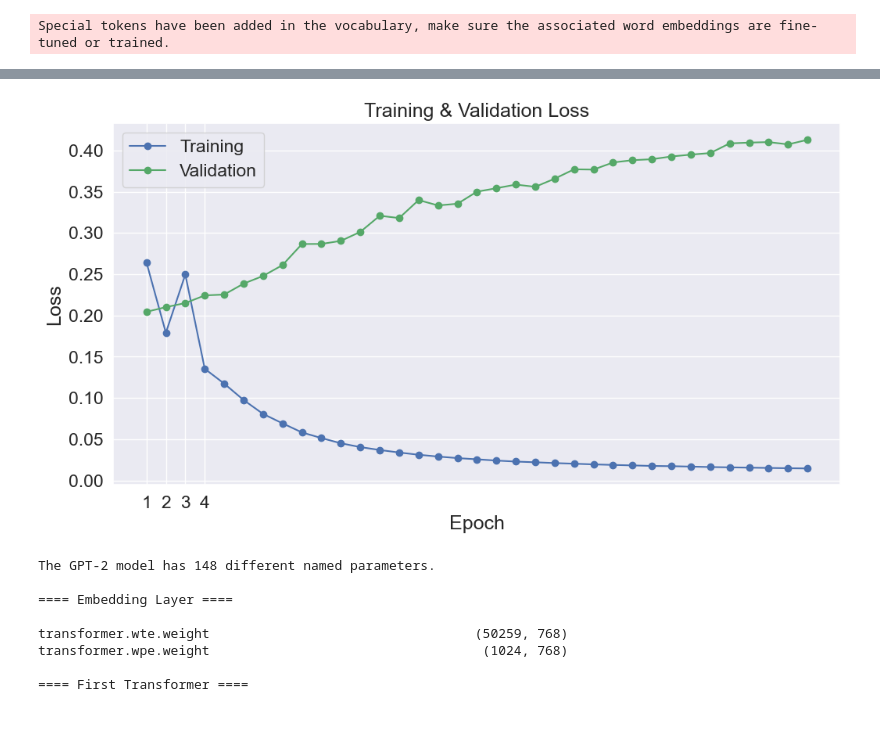
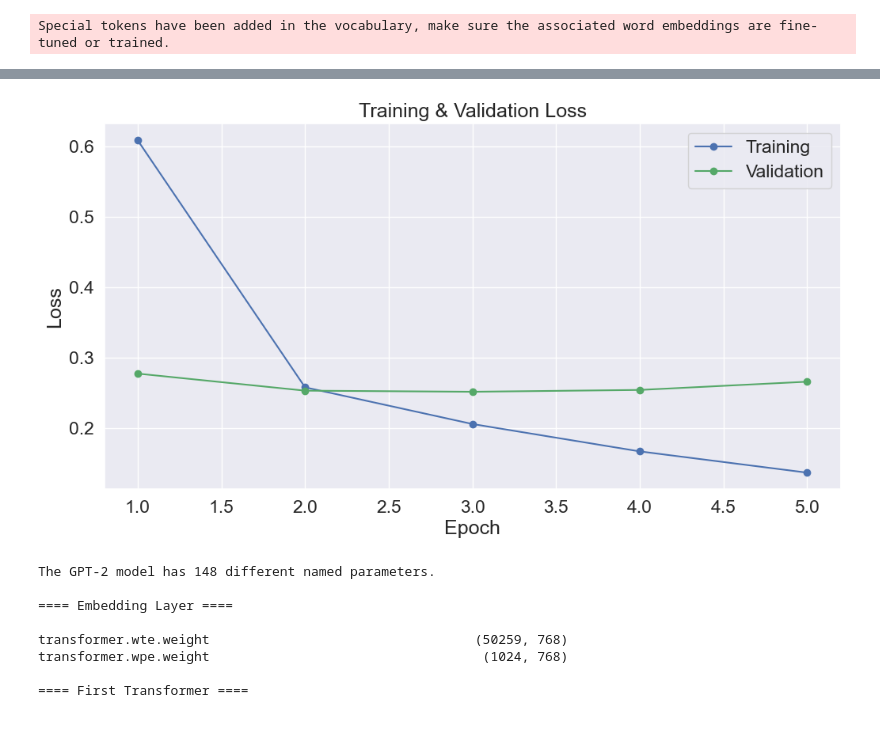
Before and after one commit to cluffa/GitFit, a Jupyter notebook: train.ipynb, the cells around one changed output, grey strips where cells are left out. Saved outputs shown, nothing was run; the diff lists cells and outputs as text; code cells hidden in the pictures.

Commit message:
5 epochs with new data

```diff
--- a/train.ipynb
+++ b/train.ipynb
@@ -111,7 +111,7 @@ tokenizer = GPT2Tokenizer.from_pretrained('gpt2', bos_token='<|startoftext|>', e
 # %% [output]
 Special tokens have been added in the vocabulary, make sure the associated word embeddings are fine-tuned or trained.
 # %%
-batch_size = 2
+batch_size = 8
 # %%
 class GPT2Dataset(Dataset):
 
@@ -134,7 +134,7 @@ class GPT2Dataset(Dataset):
   def __getitem__(self, idx):
     return self.input_ids[idx], self.attn_masks[idx]
 # %%
-dataset = GPT2Dataset(bios, tokenizer, max_length=768)
+dataset = GPT2Dataset(bios, tokenizer, max_length=256)
 
 # Split into training and validation sets
 train_size = int(0.9 * len(dataset))
@@ -181,13 +181,13 @@ np.random.seed(seed_val)
 torch.manual_seed(seed_val)
 torch.cuda.manual_seed_all(seed_val)
 # %%
-epochs = 50
+epochs = 5
 learning_rate = 5e-4
 warmup_steps = 1e2
 epsilon = 1e-8
 
 # this produces sample output every 100 steps
-sample_every = 100
+sample_every = 500
 # %%
 optimizer = AdamW(
     model.parameters(),
@@ -253,20 +253,20 @@ for epoch_i in range(0, epochs):
             elapsed = format_time(time.time() - t0)
             print('  Batch {:>5,}  of  {:>5,}. Loss: {:>5,}.   Elapsed: {:}.'.format(step, len(train_dataloader), batch_loss, elapsed))
 
-            model.eval()
+            # model.eval()
 
-            sample_outputs = model.generate(
-                                    bos_token_id=random.randint(1,30000),
-                                    do_sample=True,
-                                    top_k=50,
-                                    max_length = 200,
-                                    top_p=0.95,
-                                    num_return_sequences=1
-                                )
-            for i, sample_output in enumerate(sample_outputs):
-                  print("{}: {}".format(i, tokenizer.decode(sample_output, skip_special_tokens=True)))
+            # sample_outputs = model.generate(
+            #                         bos_token_id=random.randint(1,30000),
+            #                         do_sample=True,
+            #                         top_k=50,
+            #                         max_length = 200,
+            #                         top_p=0.95,
+            #                         num_return_sequences=1
+            #                     )
+            # for i, sample_output in enumerate(sample_outputs):
+            #       print("{}: {}".format(i, tokenizer.decode(sample_output, skip_special_tokens=True)))
 
-            model.train()
+            # model.train()
 
         loss.backward()
 
@@ -390,25 +371,25 @@ df_stats
 # %%
 # Use plot styling from seaborn.
 sns.set(style='darkgrid')
 
 # Increase the plot size and font size.
 sns.set(font_scale=1.5)
 plt.rcParams["figure.figsize"] = (12,6)
 
 # Plot the learning curve.
 plt.plot(df_stats['Training Loss'], 'b-o', label="Training")
 plt.plot(df_stats['Valid. Loss'], 'g-o', label="Validation")
 
 # Label the plot.
 plt.title("Training & Validation Loss")
 plt.xlabel("Epoch")
 plt.ylabel("Loss")
 plt.legend()
-plt.xticks([1, 2, 3, 4])
+#plt.xticks([1, 2, 3, 4])
 
 plt.show()
 # %% [output]
-[figure, old version]
+[figure, new version]
 # %%
 # Get all of the model's parameters as a list of tuples.
 params = list(model.named_parameters())
```
Also changed, not shown: parts of 11 cells of this notebook, 1 other file.
